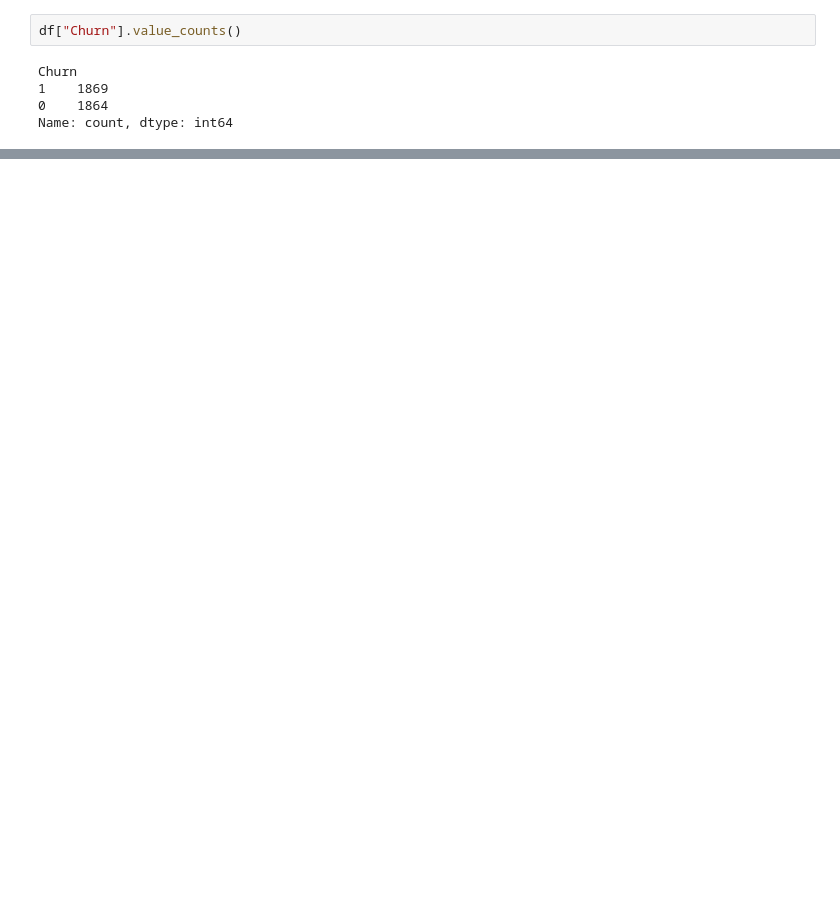
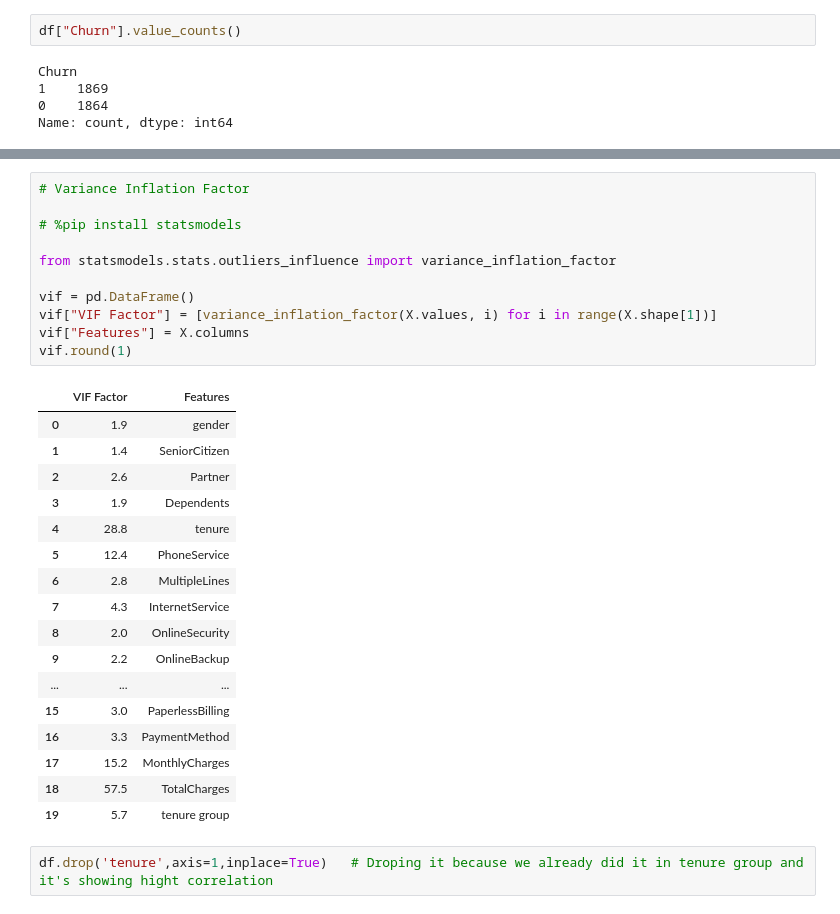
Before and after one commit to tamaxhh/Customer-Churn-Prediction, a Jupyter notebook: Customer Churn Prediction.ipynb, the cells around one changed output, grey strips where cells are left out. Saved outputs shown, nothing was run; the diff lists cells and outputs as text; blank space fills up the shorter version.

```diff
--- a/Customer Churn Prediction.ipynb
+++ b/Customer Churn Prediction.ipynb
@@ -237,0 +256,31 @@ Name: count, dtype: int64
+# %%
+# Variance Inflation Factor
+
+# %pip install statsmodels
+
+from statsmodels.stats.outliers_influence import variance_inflation_factor
+
+vif = pd.DataFrame()
+vif["VIF Factor"] = [variance_inflation_factor(X.values, i) for i in range(X.shape[1])]
+vif["Features"] = X.columns
+vif.round(1)
+# %% [output]
+|  | VIF Factor | Features |
+| 0 | 1.9 | gender |
+| 1 | 1.4 | SeniorCitizen |
+| 2 | 2.6 | Partner |
+| 3 | 1.9 | Dependents |
+| 4 | 28.8 | tenure |
+| 5 | 12.4 | PhoneService |
+| 6 | 2.8 | MultipleLines |
+| 7 | 4.3 | InternetService |
+| 8 | 2.0 | OnlineSecurity |
+| 9 | 2.2 | OnlineBackup |
+| ... | ... | ... |
+| 15 | 3.0 | PaperlessBilling |
+| 16 | 3.3 | PaymentMethod |
+| 17 | 15.2 | MonthlyCharges |
+| 18 | 57.5 | TotalCharges |
+| 19 | 5.7 | tenure group |
+# %%
+df.drop('tenure',axis=1,inplace=True)   # Droping it because we already did it in tenure group and it's showing hight correlation
```
Also changed, not shown: parts of 20 cells of this notebook.
